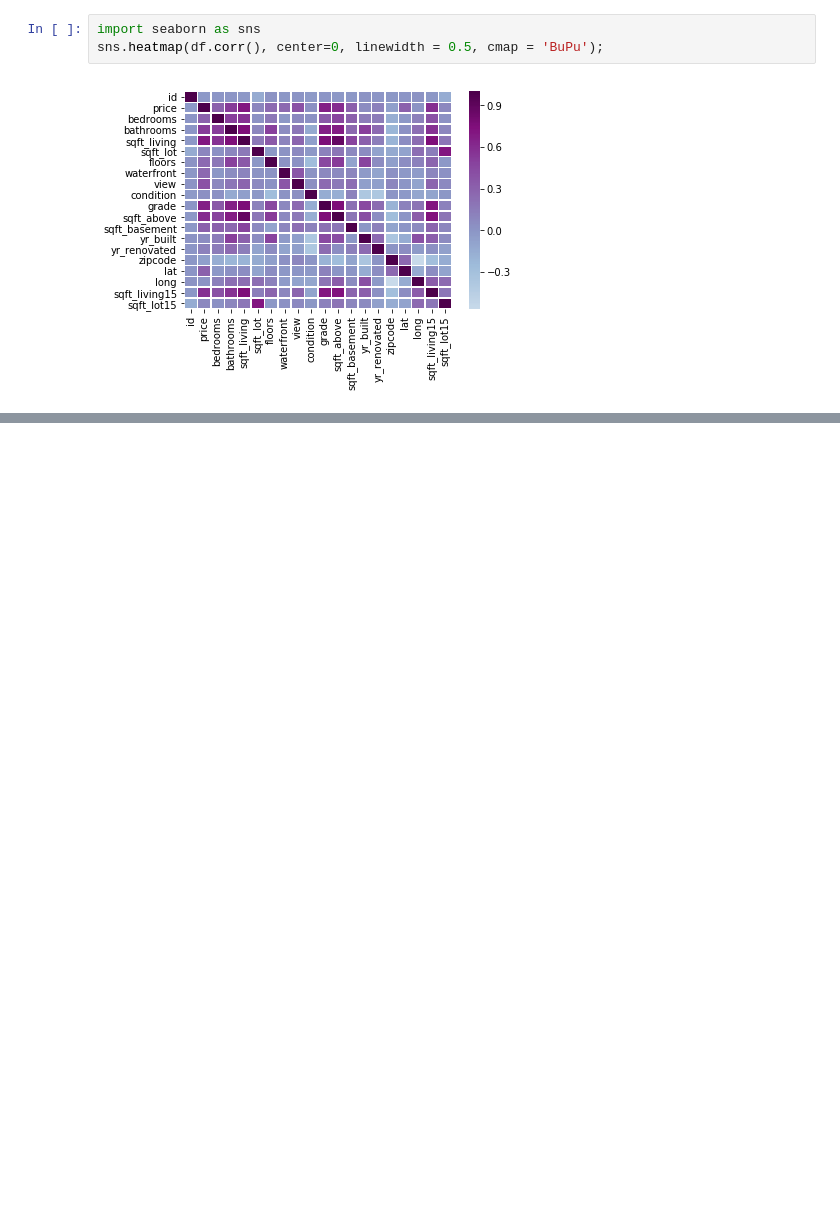
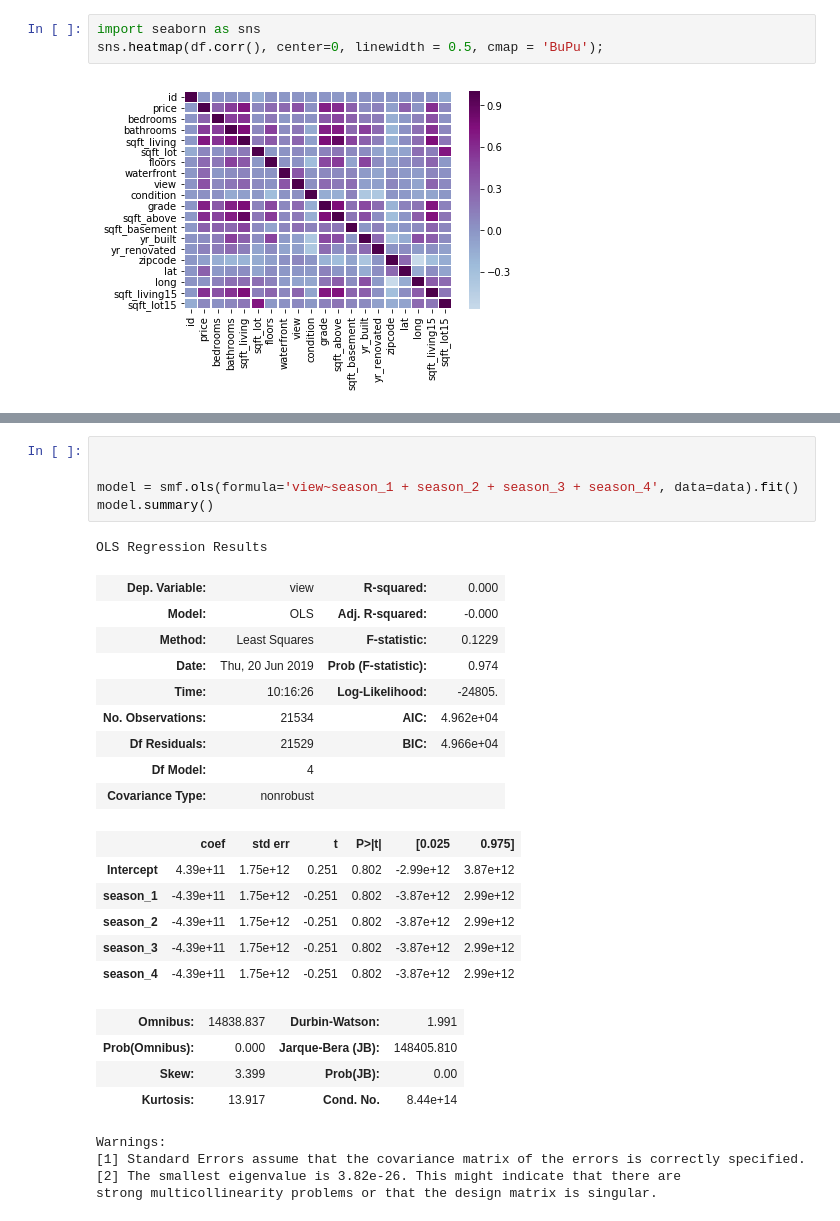
Before and after one commit to matt8955/Mod-1-project, a Jupyter notebook: minna_student.ipynb, the cells around one changed output, grey strips where cells are left out. Cells and saved outputs as stored; diff of their text form; blank space fills up the shorter version.

```diff
--- a/minna_student.ipynb
+++ b/minna_student.ipynb
@@ -767,0 +780,30 @@ sns.heatmap(df.corr(), center=0, linewidth = 0.5, cmap = 'BuPu');
+# %%
+
+
+model = smf.ols(formula='view~season_1 + season_2 + season_3 + season_4', data=data).fit()
+model.summary()
+# %% [output]
+OLS Regression Results
+| Dep. Variable: | view | R-squared: | 0.000 |
+| Model: | OLS | Adj. R-squared: | -0.000 |
+| Method: | Least Squares | F-statistic: | 0.1229 |
+| Date: | Thu, 20 Jun 2019 | Prob (F-statistic): | 0.974 |
+| Time: | 10:16:26 | Log-Likelihood: | -24805. |
+| No. Observations: | 21534 | AIC: | 4.962e+04 |
+| Df Residuals: | 21529 | BIC: | 4.966e+04 |
+| Df Model: | 4 |  |  |
+| Covariance Type: | nonrobust |  |  |
+|  | coef | std err | t | P>|t| | [0.025 | 0.975] |
+| Intercept | 4.39e+11 | 1.75e+12 | 0.251 | 0.802 | -2.99e+12 | 3.87e+12 |
+| season_1 | -4.39e+11 | 1.75e+12 | -0.251 | 0.802 | -3.87e+12 | 2.99e+12 |
+| season_2 | -4.39e+11 | 1.75e+12 | -0.251 | 0.802 | -3.87e+12 | 2.99e+12 |
+| season_3 | -4.39e+11 | 1.75e+12 | -0.251 | 0.802 | -3.87e+12 | 2.99e+12 |
+| season_4 | -4.39e+11 | 1.75e+12 | -0.251 | 0.802 | -3.87e+12 | 2.99e+12 |
+| Omnibus: | 14838.837 | Durbin-Watson: | 1.991 |
+| Prob(Omnibus): | 0.000 | Jarque-Bera (JB): | 148405.810 |
+| Skew: | 3.399 | Prob(JB): | 0.00 |
+| Kurtosis: | 13.917 | Cond. No. | 8.44e+14 |
+Warnings:
+[1] Standard Errors assume that the covariance matrix of the errors is correctly specified.
+[2] The smallest eigenvalue is 3.82e-26. This might indicate that there are
+strong multicollinearity problems or that the design matrix is singular.
```
Also changed, not shown: parts of 20 cells of this notebook.
